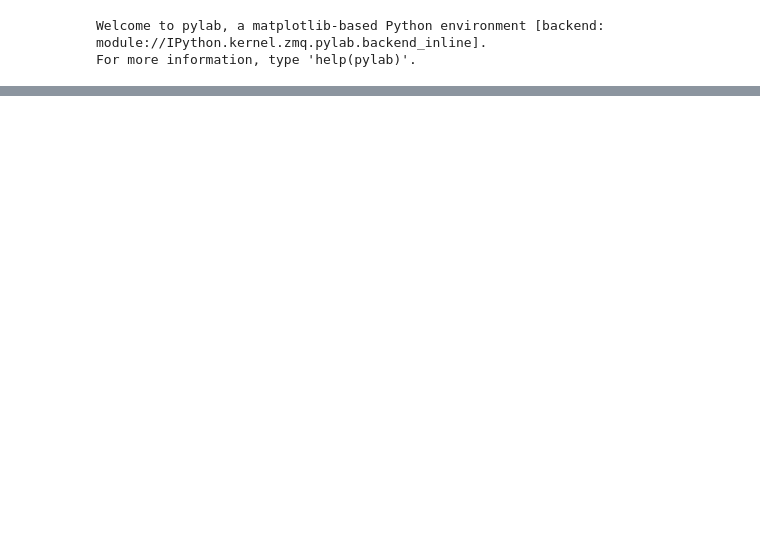
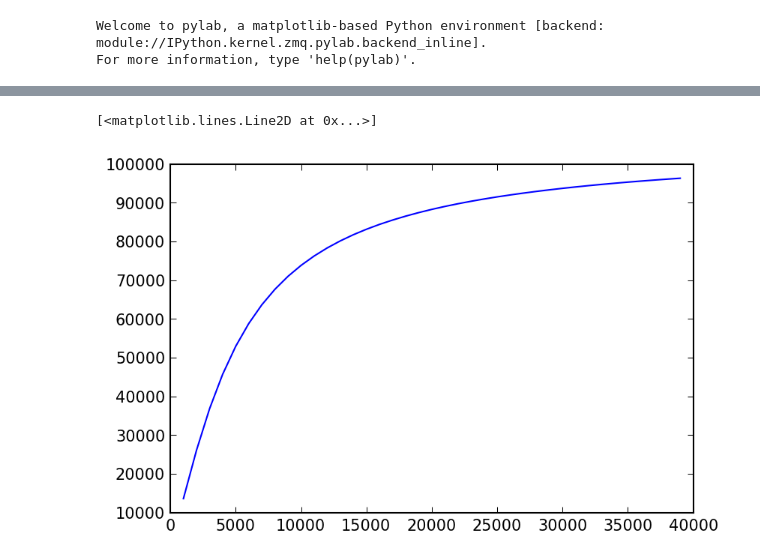
Before and after one commit to HacktheUniverse/transparent-matter, a Jupyter notebook: velocities.ipynb, the cells around one changed output, grey strips where cells are left out. Cells and saved outputs as stored; diff of their text form; code cells hidden in the pictures; blank space fills up the shorter version.

```diff
--- a/velocities.ipynb
+++ b/velocities.ipynb
@@ -33,0 +56,5 @@ pl.plot(R,model['nodm']['v'])
+# %%
+pl.plot(R,model['ISO']['v'])
+# %% [output]
+[<matplotlib.lines.Line2D at 0x...>]
+[figure, added]
```
Also changed, not shown: parts of 5 cells of this notebook.
